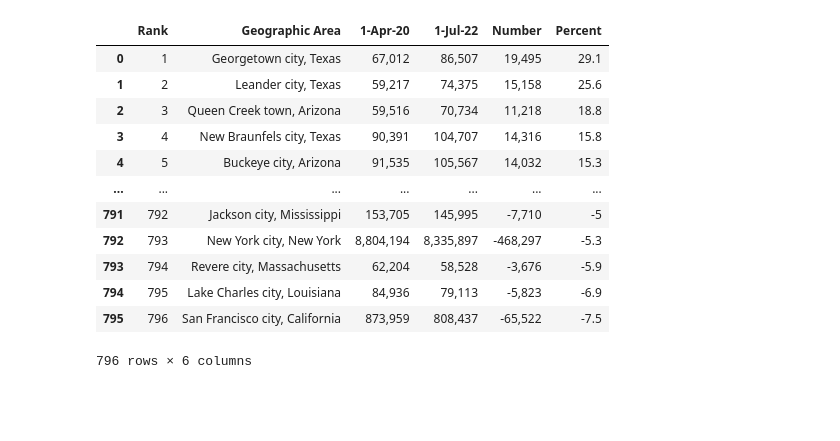
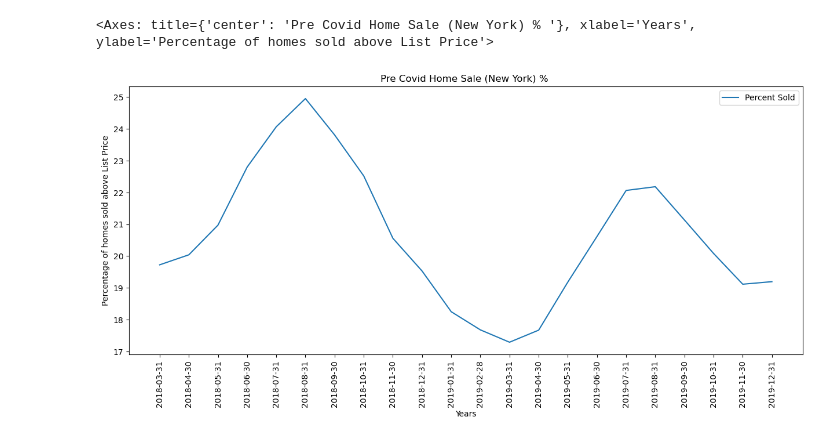
Before and after one commit to Skadi255/class_work_1, a Jupyter notebook: main.ipynb, the cells around one changed output. Drawn from its saved outputs; the diff is of its cells as text; code cells hidden in the pictures; blank space fills up the shorter version.

Commit message:
Completed data set

```diff
--- a/main.ipynb
+++ b/main.ipynb
@@ -10,8 +10,8 @@ import matplotlib as plt
 #Loading the Work From Home data
 
 
-wfh_data = Path("resources/WFH_Share.csv")
-historical_data = Path("resources/historicalweeklydata.csv")
+wfh_data = Path("resources/WFH_ShareAC.csv")
+historical_data = Path("resources/historicalweeklydataAC.csv")
 hpi_data = Path("resources/HPI_master.csv")
 sold_above_list_data = Path("resources/Metro_pct_sold_above_list_uc_sfrcondo_sm_month.csv")
 moving_data = Path("resources/SUB-IP-EST2022-CUMCHG.csv")
@@ -46,20 +46,3 @@ history_frm_df["Week"]=pd.to_datetime(history_frm_df["Week"])
 #Eliminate dates under 2018
 wfh_df = wfh_df[(wfh_df["date"] > "2018-01-01")]
 wfh_df = wfh_df[(wfh_df["date"] < "2022-01-01")]
-
-
-moving_df
-# %% [output]
-|  | Rank | Geographic Area | 1-Apr-20 | 1-Jul-22 | Number | Percent |
-| 0 | 1 | Georgetown city, Texas | 67,012 | 86,507 | 19,495 | 29.1 |
-| 1 | 2 | Leander city, Texas | 59,217 | 74,375 | 15,158 | 25.6 |
-| 2 | 3 | Queen Creek town, Arizona | 59,516 | 70,734 | 11,218 | 18.8 |
-| 3 | 4 | New Braunfels city, Texas | 90,391 | 104,707 | 14,316 | 15.8 |
-| 4 | 5 | Buckeye city, Arizona | 91,535 | 105,567 | 14,032 | 15.3 |
-| ... | ... | ... | ... | ... | ... | ... |
-| 791 | 792 | Jackson city, Mississippi | 153,705 | 145,995 | -7,710 | -5 |
-| 792 | 793 | New York city, New York | 8,804,194 | 8,335,897 | -468,297 | -5.3 |
-| 793 | 794 | Revere city, Massachusetts | 62,204 | 58,528 | -3,676 | -5.9 |
-| 794 | 795 | Lake Charles city, Louisiana | 84,936 | 79,113 | -5,823 | -6.9 |
-| 795 | 796 | San Francisco city, California | 873,959 | 808,437 | -65,522 | -7.5 |
-796 rows × 6 columns
@@ -74,0 +96,8 @@ csvpath = os.path.join("respurces", "HPI_master.csv")
+# %%
+#Pre Covid for New York
+
+city_pre['New York, NY'].plot.line(x = "Years", y = "Percent Sold", ylabel = "Percentage of homes sold above List Price", title = "Pre Covid Home Sale (New York) % ",
+                                   xticks = range(len(pre)), figsize = (15, 6), rot =90)
+# %% [output]
+<Axes: title={'center': 'Pre Covid Home Sale (New York) % '}, xlabel='Years', ylabel='Percentage of homes sold above List Price'>
+[figure, added]
```
Also changed, not shown: parts of 6 cells of this notebook, 1 other file.
